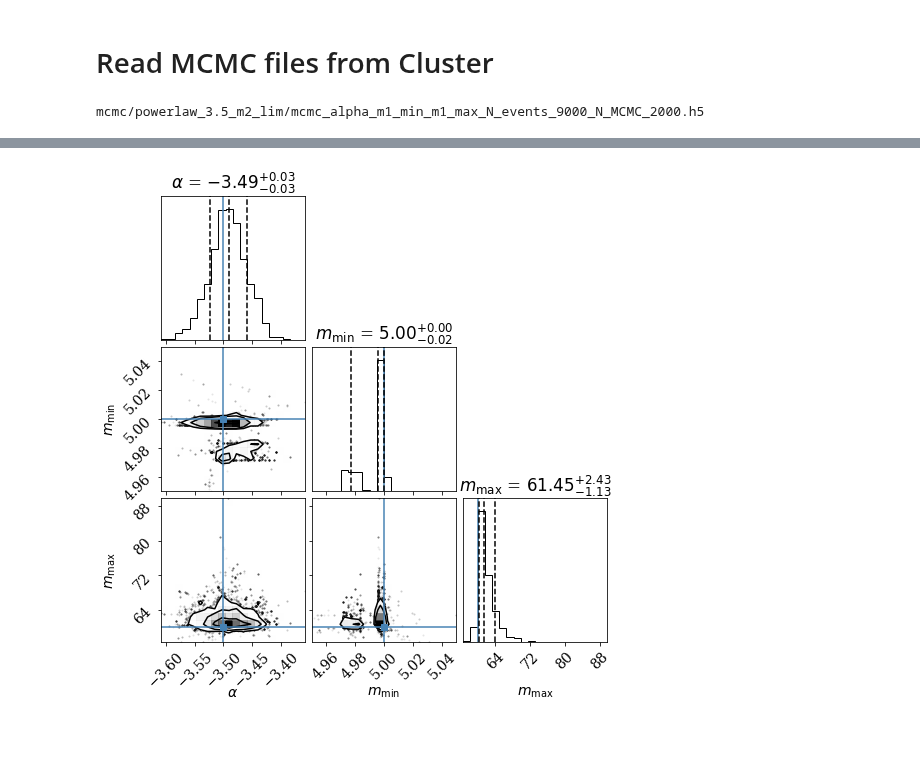
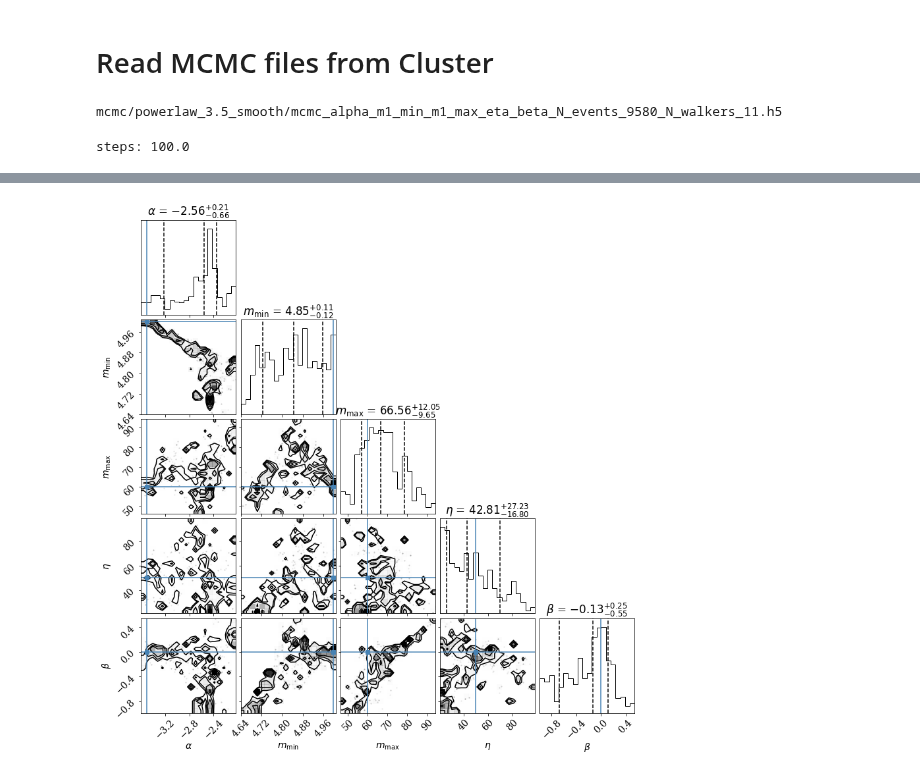
Before and after one commit to veome22/hybrid_waveforms, a Jupyter notebook: mcmc_save_test.ipynb, the cells around one changed output, grey strips where cells are left out. Cells and saved outputs as stored; diff of their text form; code cells hidden in the pictures; blank space fills up the shorter version.

Commit message:
made plots for presentation

```diff
--- a/mcmc_save_test.ipynb
+++ b/mcmc_save_test.ipynb
@@ -49,5 +52,6 @@ Total number of events: 9105
 # %%
-files = [f'powerlaw_3.5_lams_m2_lim/powerlaw_alpha_3.5_lam_0_1_eta_0_9600.csv']
+# files = [f'powerlaw_3.5_lams_m2_lim/powerlaw_alpha_3.5_lam_0_1_eta_0_9600.csv']
+files = ['powerlaw_3.5_lams_smooth/powerlaw_alpha_3.5_lam_0_1_eta_0_9600.csv']
 
 df1 = pd.DataFrame()
 for fi in files:
@@ -521,17 +516,19 @@ fig = corner.corner(flat_samples, truths=truths,\
 # Read MCMC files from Cluster
 # %%
 # set which parameters to run MCMC for
-mcmc_params = [0,1,2]
-N_events = 9000
-N_MCMC = 2000
+mcmc_params = [0, 1, 2, 4, 5]
+N_events = 9580
+N_MCMC = 100
+N_walkers = 11
 burnin = 0
 # %%
-mcmc_params_list = ['alpha', 'm1_min', 'm1_max']
-truths_all=[alpha_inj, mmin_inj, mmax_inj]
-priors_mcmc_low_all = [-4.2, 4.98, 55.0]
-priors_mcmc_high_all = [-3.8, 5.02, 65.0]
+mcmc_params_list = ['alpha', 'm1_min', 'm1_max', 'm_min_lim', 'eta', 'beta']
+truths_all=[alpha_inj, mmin_inj, mmax_inj, m_min_lim_inj, eta_inj, beta_inj]
+# priors_mcmc_low_all = [-4.2, 4.98, 55.0]
+# priors_mcmc_high_all = [-3.8, 5.02, 65.0]
 
-labels_all=[r"$\alpha$", r"$m_{\rm min}$", r"$m_{\rm max}$"]
+labels_all=[r"$\alpha$", r"$m_{\rm min}$", r"$m_{\rm max}$", r"$m_{\rm min, lim}$",
+            r"$\eta$",r"$\beta$"]
 
 truths = []
 labels = []
@@ -544,16 +541,22 @@ fname = 'mcmc_'
 for i in mcmc_params:
     fname += f'{mcmc_params_list[i]}_'
 
-mcmc_file = mcmc_dir + fname + f'N_events_{N_events}_N_MCMC_{N_MCMC}.h5'
-
+# mcmc_file = mcmc_dir + fname + f'N_events_{N_events}_N_MCMC_{N_MCMC}.h5'
+mcmc_file = mcmc_dir + fname + f'N_events_{N_events}_N_walkers_{N_walkers}.h5'
 
 print(mcmc_file)
 # %% [output]
-mcmc/powerlaw_3.5_m2_lim/mcmc_alpha_m1_min_m1_max_N_events_9000_N_MCMC_2000.h5
+mcmc/powerlaw_3.5_smooth/mcmc_alpha_m1_min_m1_max_eta_beta_N_events_9580_N_walkers_11.h5
+# %%
+# Read samples from backend file
+reader = emcee.backends.HDFBackend(mcmc_file)
+flat_samples = reader.get_chain(discard=0, flat=True)
+
+print(f"steps: {flat_samples.shape[0]/N_walkers}")
+# %% [output]
+steps: 100.0
 # %%
-# Read samples from backend file
-reader = emcee.backends.HDFBackend(mcmc_file)
-flat_samples = reader.get_chain(discard=burnin, flat=True)
+
 
 fig = corner.corner(flat_samples, truths=truths,\
                     labels=labels,\
@@ -564 +566 @@ WARNING:root:Too few points to create valid contours
-[figure, old version]
+[figure, new version]
```
Also changed, not shown: parts of 11 cells of this notebook, 2 other files.
